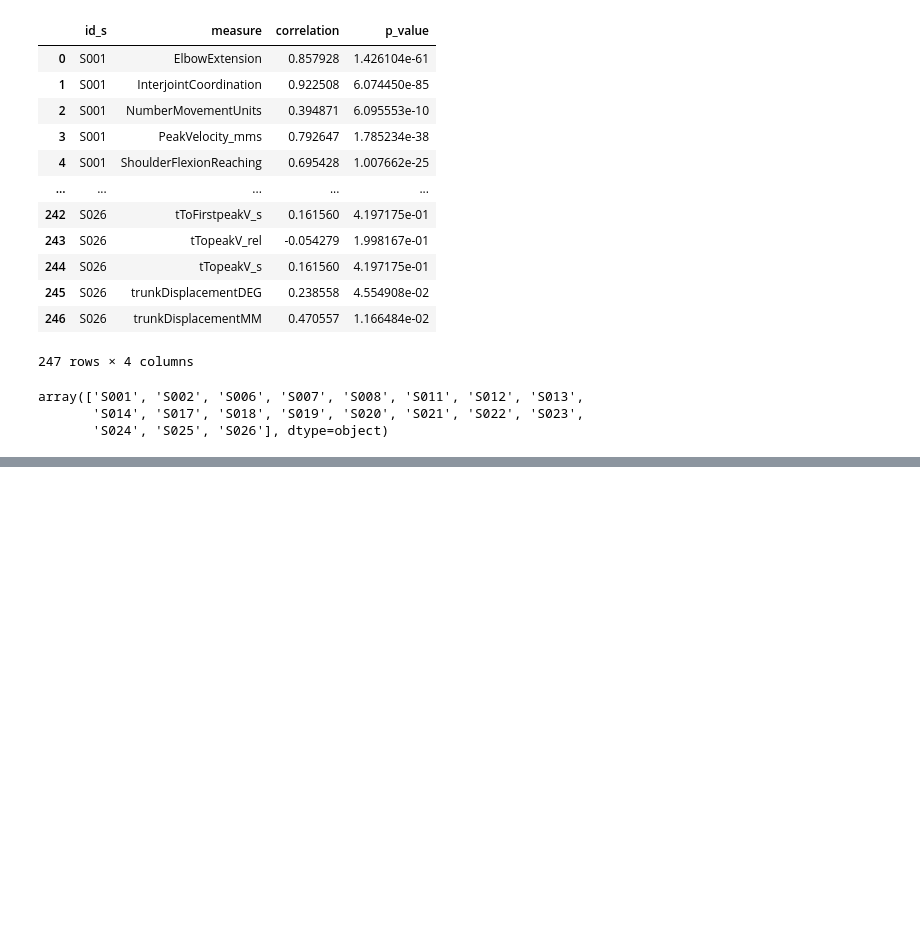
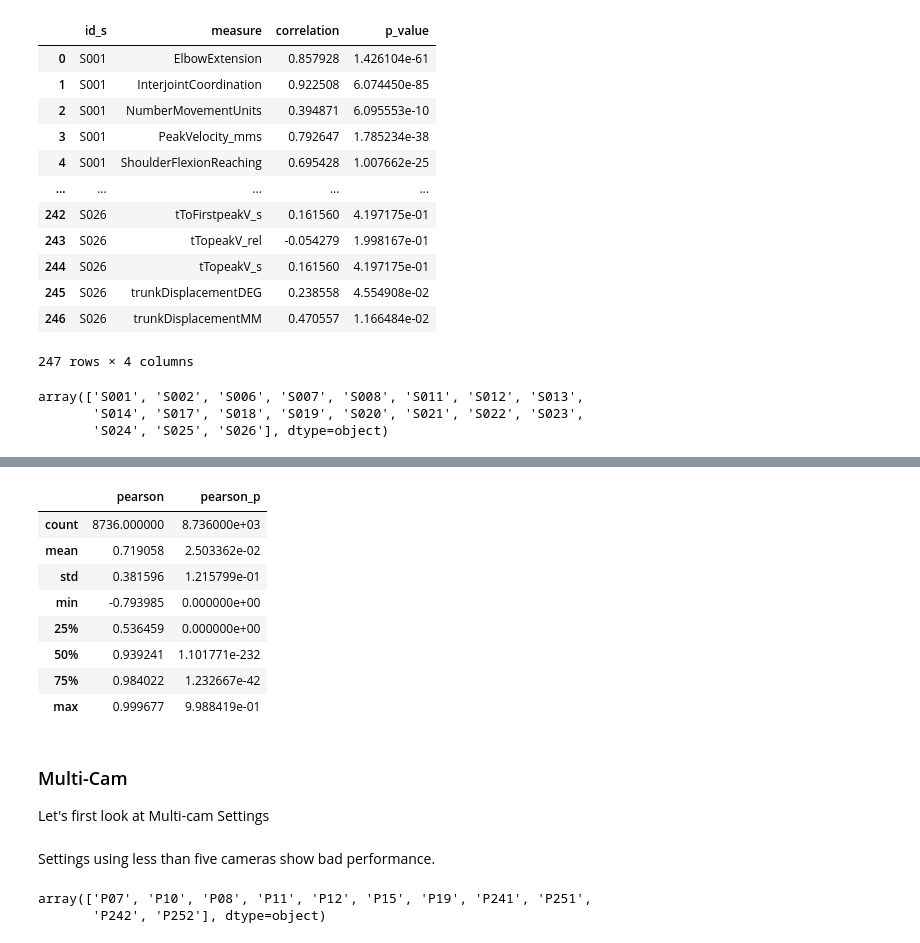
Before and after one commit to j-ullrich/iDrink_MMC_validation, a Jupyter notebook: src/notebooks/correlation_analysis.ipynb, the cells around one changed output, grey strips where cells are left out. Saved outputs shown, nothing was run; the diff lists cells and outputs as text; code cells hidden in the pictures; blank space fills up the shorter version.

```diff
--- a/src/notebooks/correlation_analysis.ipynb
+++ b/src/notebooks/correlation_analysis.ipynb
@@ -311,0 +388,12 @@ for measure in measures:
+# %%
+df_corr_ts[df_corr_ts['id_s'] == 'S001'].describe()
+# %% [output]
+|  | pearson | pearson_p |
+| count | 8736.000000 | 8.736000e+03 |
+| mean | 0.719058 | 2.503362e-02 |
+| std | 0.381596 | 1.215799e-01 |
+| min | -0.793985 | 0.000000e+00 |
+| 25% | 0.536459 | 0.000000e+00 |
+| 50% | 0.939241 | 1.101771e-232 |
+| 75% | 0.984022 | 1.232667e-42 |
+| max | 0.999677 | 9.988419e-01 |
@@ -311,0 +415,4 @@ for measure in measures:
+# %% [markdown]
+### Multi-Cam
+
+Let's first look at Multi-cam Settings
@@ -311,0 +437,2 @@ for measure in measures:
+# %% [markdown]
+Settings using less than five cameras show bad performance.
@@ -311,0 +474,5 @@ for measure in measures:
+# %%
+df_plot['id_p'].unique()
+# %% [output]
+array(['P07', 'P10', 'P08', 'P11', 'P12', 'P15', 'P19', 'P241', 'P251',
+       'P242', 'P252'], dtype=object)
```
Also changed, not shown: parts of 21 cells of this notebook, 2 other files.
